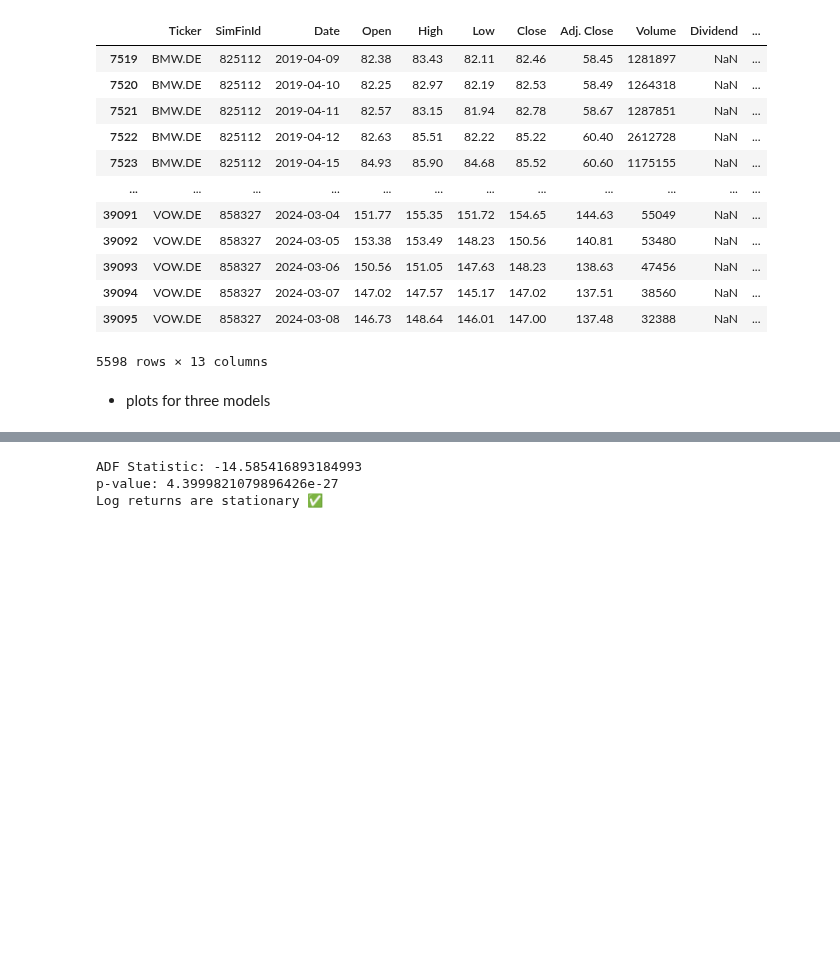
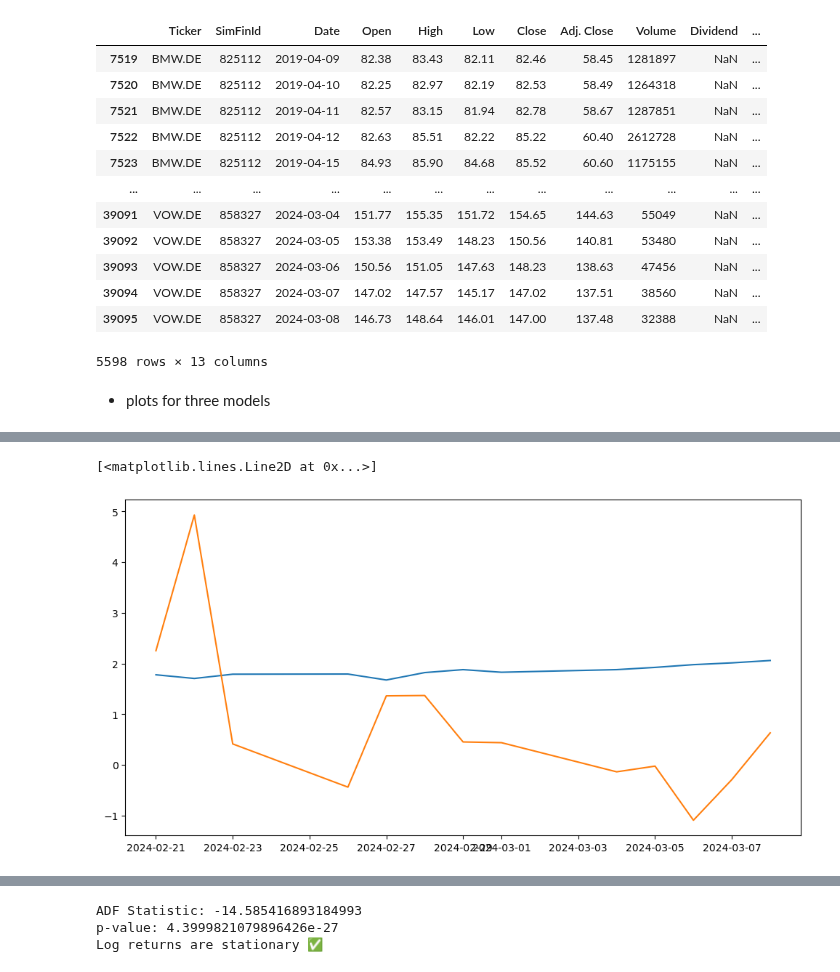
Before and after one commit to lucaluisadjei/pythongermanstocks, a Jupyter notebook: project_continuation.ipynb, the cells around one changed output, grey strips where cells are left out. Cells and saved outputs as stored; diff of their text form; code cells hidden in the pictures; blank space fills up the shorter version.

```diff
--- a/project_continuation.ipynb
+++ b/project_continuation.ipynb
@@ -125,0 +134,7 @@ plt.plot(df['Date'].iloc[-13:],df['log_returns'].iloc[-13:])
+# %%
+plt.figure(figsize=(12,6))
+plt.plot(df_mbg['Date'],df_mbg['Vals'])
+plt.plot(mbg['Date'].iloc[-13:],mbg['log_returns'].iloc[-13:])
+# %% [output]
+[<matplotlib.lines.Line2D at 0x...>]
+[figure, added]
```
Also changed, not shown: parts of 11 cells of this notebook, 2 other files.
